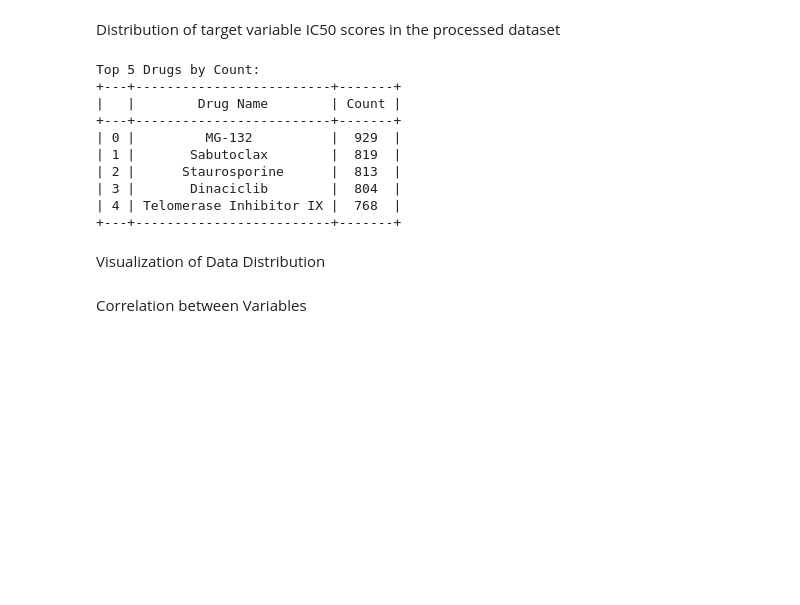
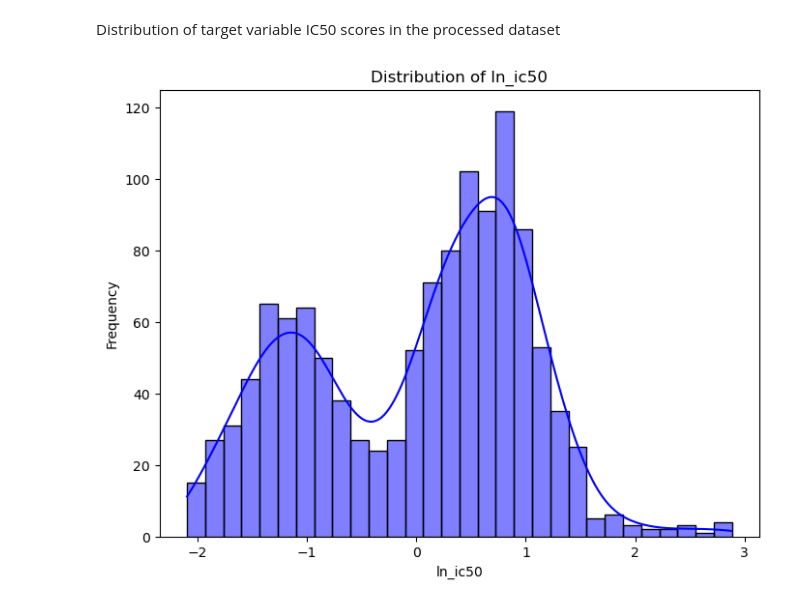
Before and after one commit to koyunkyung/bioinfo-studies, a Jupyter notebook: notebooks/exploratory_analysis.ipynb, the cells around one changed output. Cells and saved outputs as stored; diff of their text form; code cells hidden in the pictures; blank space fills up the shorter version.

```diff
--- a/notebooks/exploratory_analysis.ipynb
+++ b/notebooks/exploratory_analysis.ipynb
@@ -115,28 +157,12 @@ Top 5 Cell Lines by Count:
 # %% [markdown]
 Distribution of target variable IC50 scores in the processed dataset
-# %%
-top_cell_lines = data["drug_name"].value_counts().head(5).reset_index()
-top_cell_lines.columns = ["Drug Name", "Count"]
-print("\nTop 5 Drugs by Count:")
-print(tabulate(top_cell_lines, headers="keys", tablefmt="pretty"))
-# %% [output]
-Top 5 Drugs by Count:
-+---+-------------------------+-------+
-|   |        Drug Name        | Count |
-+---+-------------------------+-------+
-| 0 |         MG-132          |  929  |
-| 1 |       Sabutoclax        |  819  |
-| 2 |      Staurosporine      |  813  |
-| 3 |       Dinaciclib        |  804  |
-| 4 | Telomerase Inhibitor IX |  768  |
-+---+-------------------------+-------+
-# %% [markdown]
-Visualization of Data Distribution
 # %%
 # ln_ic50 분포 확인
 plt.figure(figsize=(8, 6))
-sns.histplot(p_data['ln_ic50'], bins=30, kde=True, color='blue')
+sns.histplot(c_data['ln_ic50'], bins=30, kde=True, color='blue')
 plt.title("Distribution of ln_ic50")
 plt.xlabel("ln_ic50")
 plt.ylabel("Frequency")
 plt.show()
+# %% [output]
+[figure, added]
@@ -159,2 +168,0 @@ plt.show()
-# %% [markdown]
-Correlation between Variables
```
Also changed, not shown: parts of 8 cells of this notebook.
